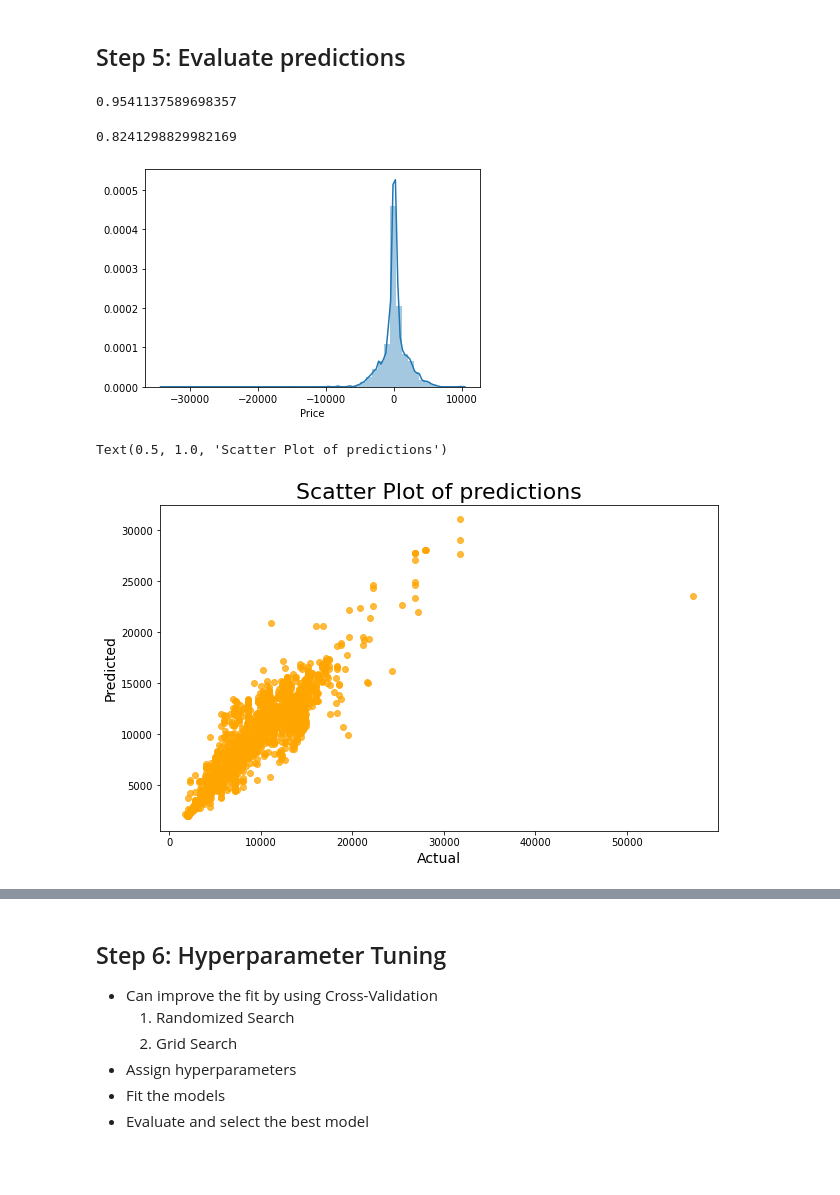
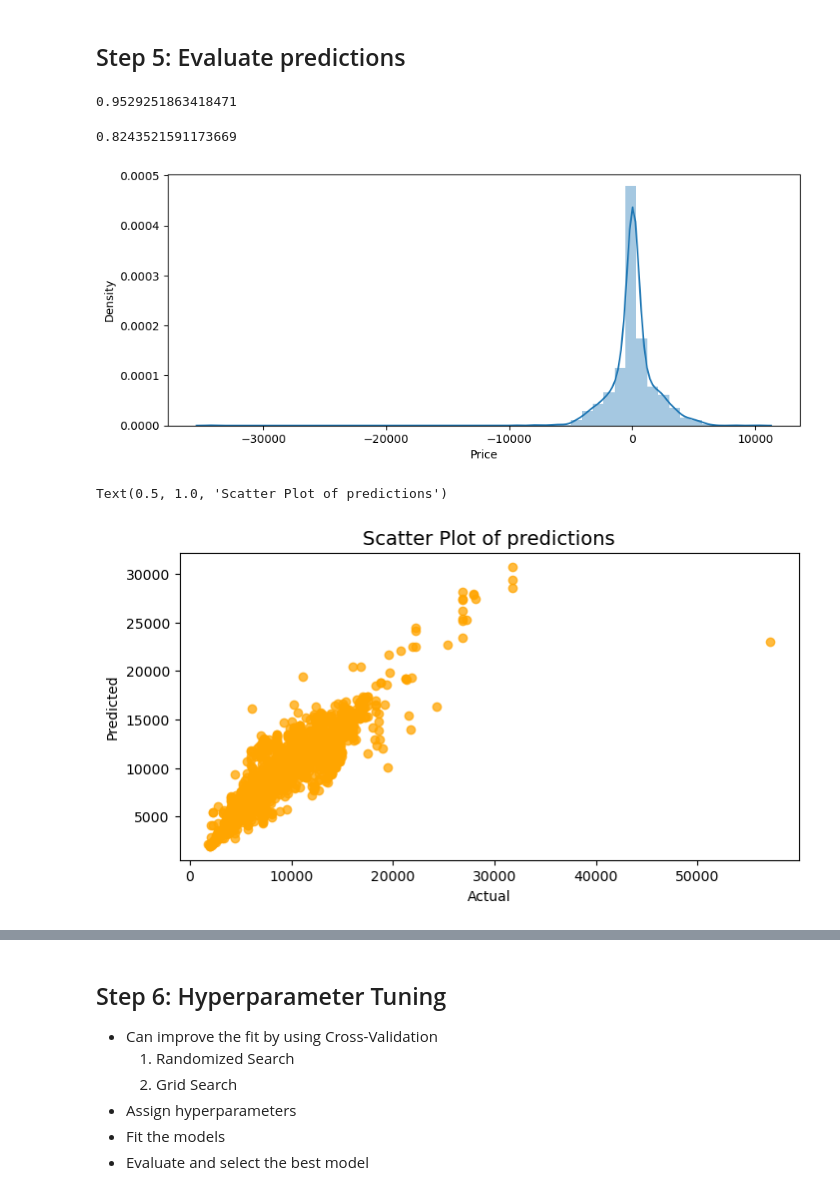
Before and after one commit to sss-xt1068/FlightFarePred, a Jupyter notebook: FlightFarePrediction.ipynb, the cells around one changed output, grey strips where cells are left out. Drawn from its saved outputs; the diff is of its cells as text; code cells hidden in the pictures; blank space fills up the shorter version.

```diff
--- a/FlightFarePrediction.ipynb
+++ b/FlightFarePrediction.ipynb
@@ -167,0 +179,2 @@ df = df[df['Airline']!='Trujet']
+# %%
+df['Source'].replace('Banglore', 'Bangalore', inplace=True)
@@ -168,3 +191,5 @@ df = df[df['Airline']!='Trujet']
+# %%
+df['Destination'].replace('Delhi', 'New Delhi', inplace=True)
 # %%
 plt.figure(figsize=(20,8))
 sns.catplot(y="Price", x="Airline", data=df.sort_values("Price", ascending =False), kind="boxen", height=6, aspect=3)
@@ -485,25 +506,26 @@ ypreds_rf = rf.predict(xtest)
 # %%
 rf.score(xtrain, ytrain)
 # %% [output]
-0.9541137589698357
+0.9529251863418471
 # %%
 rf.score(xtest, ytest)
 # %% [output]
-0.8241298829982169
+0.8243521591173669
 # %%
+plt.figure(figsize=(10, 4))
 sns.distplot(ypreds_rf - ytest)
 plt.show()
 # %% [output]
-[figure, old version]
+[figure, new version]
 # %%
-plt.figure(figsize=(10,6))
+plt.figure(figsize=(8,4))
 plt.scatter( ytest, ypreds_rf, color='orange', alpha=0.75)
-plt.xlabel("Actual", size=14)
-plt.ylabel("Predicted", size=14)
-plt.title("Scatter Plot of predictions", size=22)
+plt.xlabel("Actual", size=10)
+plt.ylabel("Predicted", size=10)
+plt.title("Scatter Plot of predictions", size=14)
 # %% [output]
 Text(0.5, 1.0, 'Scatter Plot of predictions')
-[figure, old version]
+[figure, new version]
 # %%
 print(f"MAE: {mean_absolute_error(ytest, ypreds_rf)}")
 print(f"MSE: {mean_squared_error(ytest, ypreds_rf)}")
```
Also changed, not shown: parts of 40 cells of this notebook, 5 other files.
